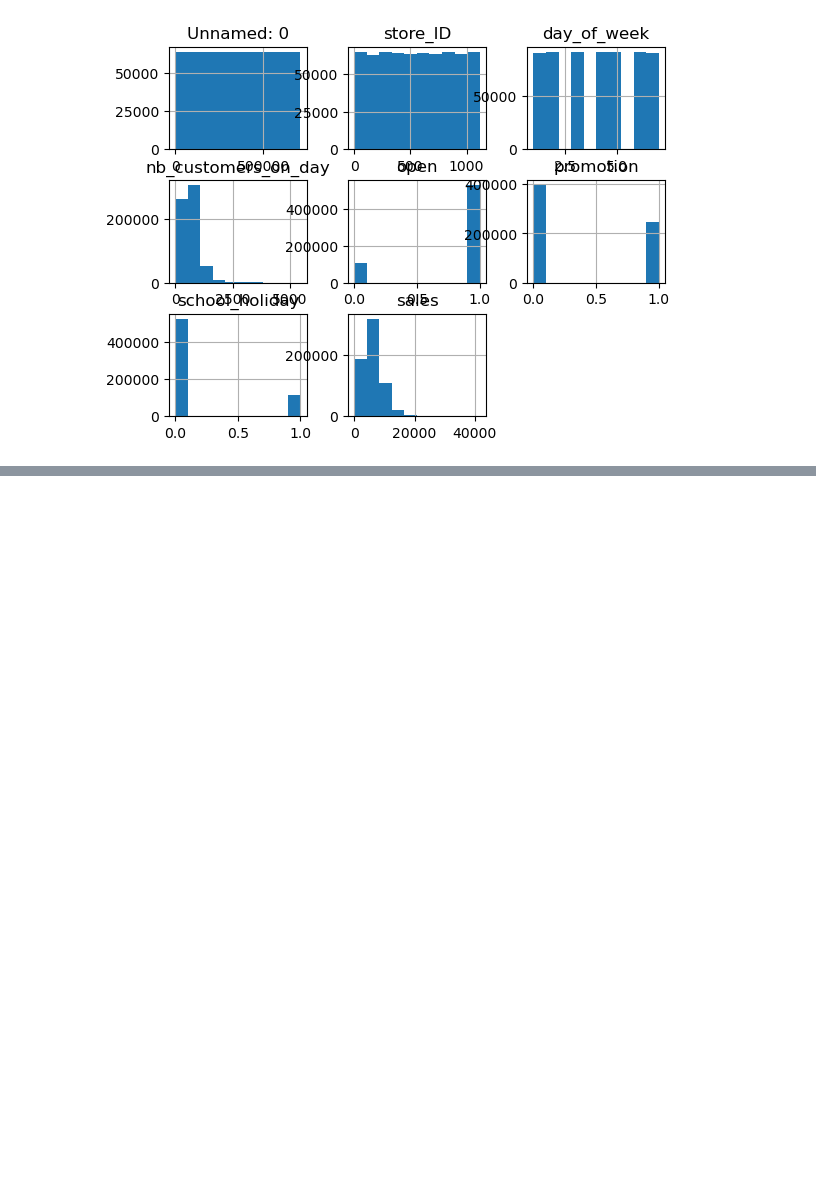
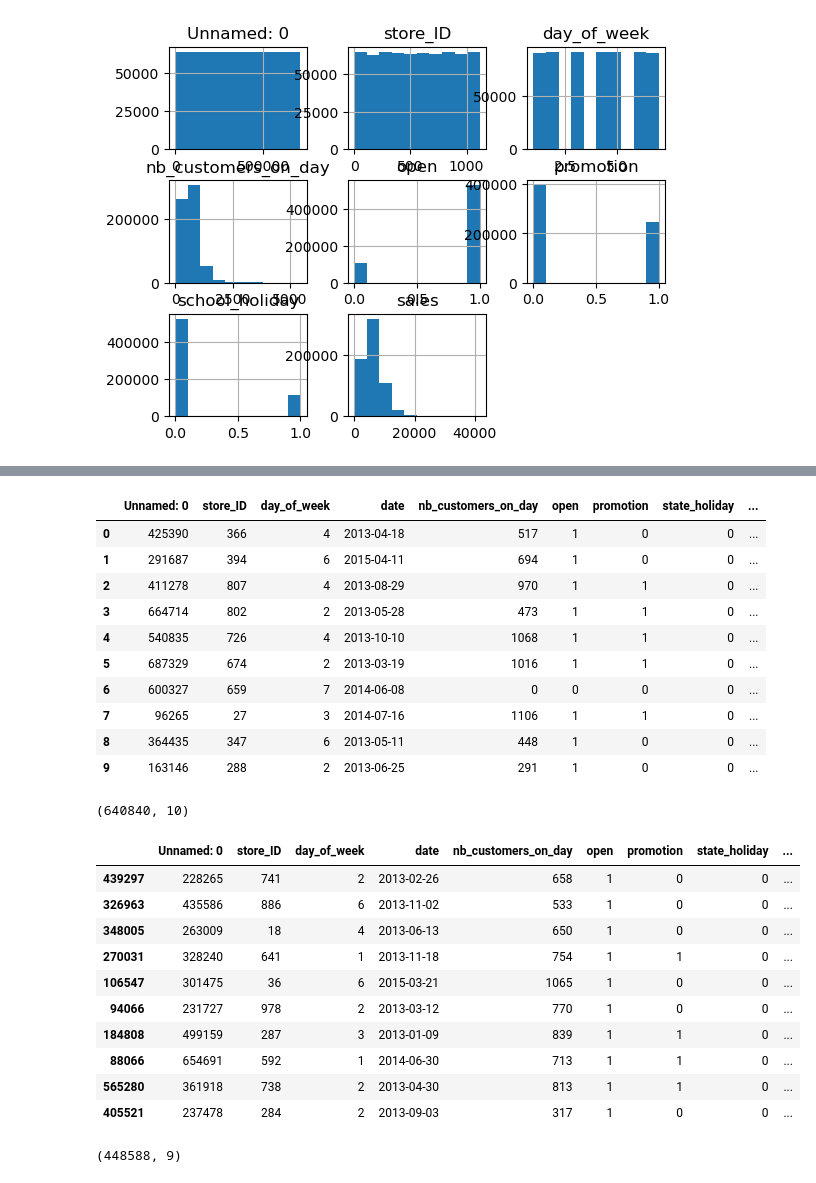
Before and after one commit to alfongccode/ironhack-sales-challenge-group5, a Jupyter notebook: sales_challenge.ipynb, the cells around one changed output, grey strips where cells are left out. Cells and saved outputs as stored; diff of their text form; code cells hidden in the pictures; blank space fills up the shorter version.

Commit message:
update(): updated base model

```diff
--- a/sales_challenge.ipynb
+++ b/sales_challenge.ipynb
@@ -202,0 +203,47 @@ plt.show()
+# %%
+
+from sklearn.model_selection import train_test_split
+
+def split_data(sales_data):
+    X = sales_data.drop('sales', axis=1)
+    y = sales_data['sales']
+
+
+    # 70% train, 15% val, 15% test
+    X_train, X_temp, y_train, y_temp = train_test_split(X, y, test_size=0.3, random_state=42)
+    X_val, X_test, y_val, y_test = train_test_split(X_temp, y_temp, test_size=0.5, random_state=42)
+
+    return X_train, X_val, X_test, y_train, y_val, y_test
+
+display(sales.head(10))
+display(sales.shape)
+
+X_train, X_val, X_test, y_train, y_val, y_test = split_data(sales)
+
+display(X_train.head(10))
+display(X_train.shape)
+# %% [output]
+|  | Unnamed: 0 | store_ID | day_of_week | date | nb_customers_on_day | open | promotion | state_holiday | ... |
+| 0 | 425390 | 366 | 4 | 2013-04-18 | 517 | 1 | 0 | 0 | ... |
+| 1 | 291687 | 394 | 6 | 2015-04-11 | 694 | 1 | 0 | 0 | ... |
+| 2 | 411278 | 807 | 4 | 2013-08-29 | 970 | 1 | 1 | 0 | ... |
+| 3 | 664714 | 802 | 2 | 2013-05-28 | 473 | 1 | 1 | 0 | ... |
+| 4 | 540835 | 726 | 4 | 2013-10-10 | 1068 | 1 | 1 | 0 | ... |
+| 5 | 687329 | 674 | 2 | 2013-03-19 | 1016 | 1 | 1 | 0 | ... |
+| 6 | 600327 | 659 | 7 | 2014-06-08 | 0 | 0 | 0 | 0 | ... |
+| 7 | 96265 | 27 | 3 | 2014-07-16 | 1106 | 1 | 1 | 0 | ... |
+| 8 | 364435 | 347 | 6 | 2013-05-11 | 448 | 1 | 0 | 0 | ... |
+| 9 | 163146 | 288 | 2 | 2013-06-25 | 291 | 1 | 0 | 0 | ... |
+(640840, 10)
+|  | Unnamed: 0 | store_ID | day_of_week | date | nb_customers_on_day | open | promotion | state_holiday | ... |
+| 439297 | 228265 | 741 | 2 | 2013-02-26 | 658 | 1 | 0 | 0 | ... |
+| 326963 | 435586 | 886 | 6 | 2013-11-02 | 533 | 1 | 0 | 0 | ... |
+| 348005 | 263009 | 18 | 4 | 2013-06-13 | 650 | 1 | 0 | 0 | ... |
+| 270031 | 328240 | 641 | 1 | 2013-11-18 | 754 | 1 | 1 | 0 | ... |
+| 106547 | 301475 | 36 | 6 | 2015-03-21 | 1065 | 1 | 0 | 0 | ... |
+| 94066 | 231727 | 978 | 2 | 2013-03-12 | 770 | 1 | 0 | 0 | ... |
+| 184808 | 499159 | 287 | 3 | 2013-01-09 | 839 | 1 | 1 | 0 | ... |
+| 88066 | 654691 | 592 | 1 | 2014-06-30 | 713 | 1 | 1 | 0 | ... |
+| 565280 | 361918 | 738 | 2 | 2013-04-30 | 813 | 1 | 1 | 0 | ... |
+| 405521 | 237478 | 284 | 2 | 2013-09-03 | 317 | 1 | 0 | 0 | ... |
+(448588, 9)
```
Also changed, not shown: parts of 4 cells of this notebook.
